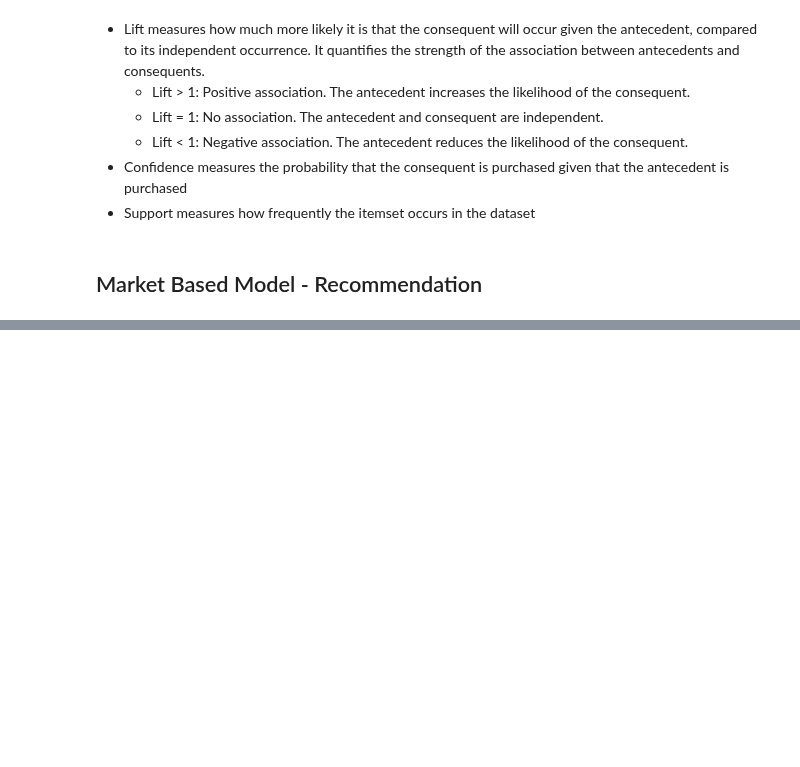
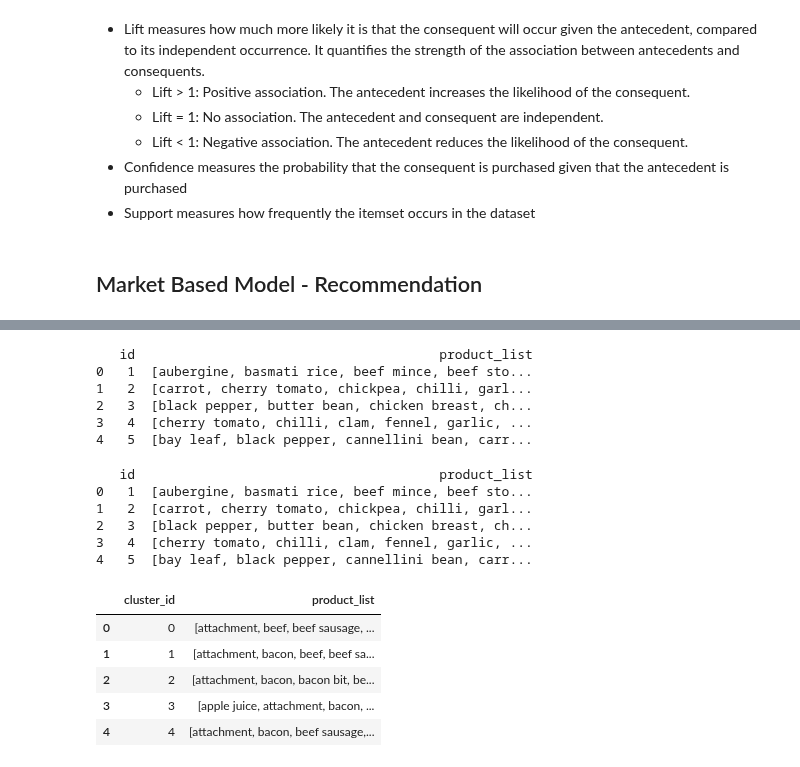
Before and after one commit to AfonsoCunha22/ComputationalToolsProject, a Jupyter notebook: similar_products.ipynb, the cells around one changed output, grey strips where cells are left out. Saved outputs shown, nothing was run; the diff lists cells and outputs as text; code cells hidden in the pictures; blank space fills up the shorter version.

```diff
--- a/similar_products.ipynb
+++ b/similar_products.ipynb
@@ -501,0 +619,31 @@ df.head()
+# %%
+# Verify the result
+print(recipes_reworked_df.head())
+# Apply the function to your product_list column
+recipes_reworked_df["product_list"] = recipes_reworked_df["product_list"].apply(general_standardize_ingredients)
+# %% [output]
+   id                                       product_list
+0   1  [aubergine, basmati rice, beef mince, beef sto...
+1   2  [carrot, cherry tomato, chickpea, chilli, garl...
+2   3  [black pepper, butter bean, chicken breast, ch...
+3   4  [cherry tomato, chilli, clam, fennel, garlic, ...
+4   5  [bay leaf, black pepper, cannellini bean, carr...
+# %%
+# Verify the result
+print(recipes_reworked_df.head())
+# %% [output]
+   id                                       product_list
+0   1  [aubergine, basmati rice, beef mince, beef sto...
+1   2  [carrot, cherry tomato, chickpea, chilli, garl...
+2   3  [black pepper, butter bean, chicken breast, ch...
+3   4  [cherry tomato, chilli, clam, fennel, garlic, ...
+4   5  [bay leaf, black pepper, cannellini bean, carr...
+# %%
+grouped_products_df.head()
+# %% [output]
+|  | cluster_id | product_list |
+| 0 | 0 | [attachment, beef, beef sausage, ... |
+| 1 | 1 | [attachment, bacon, beef, beef sa... |
+| 2 | 2 | [attachment, bacon, bacon bit, be... |
+| 3 | 3 | [apple juice, attachment, bacon, ... |
+| 4 | 4 | [attachment, bacon, beef sausage,... |
```
Also changed, not shown: parts of 46 cells of this notebook.
